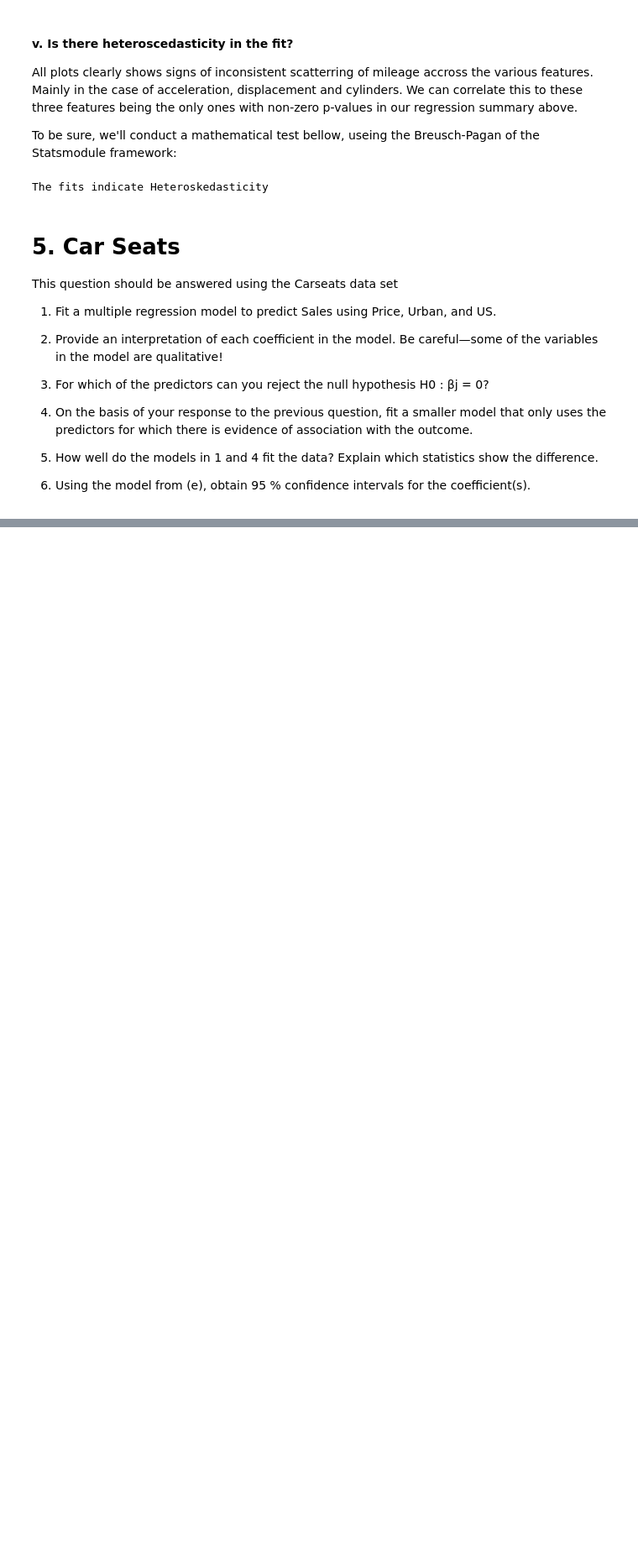
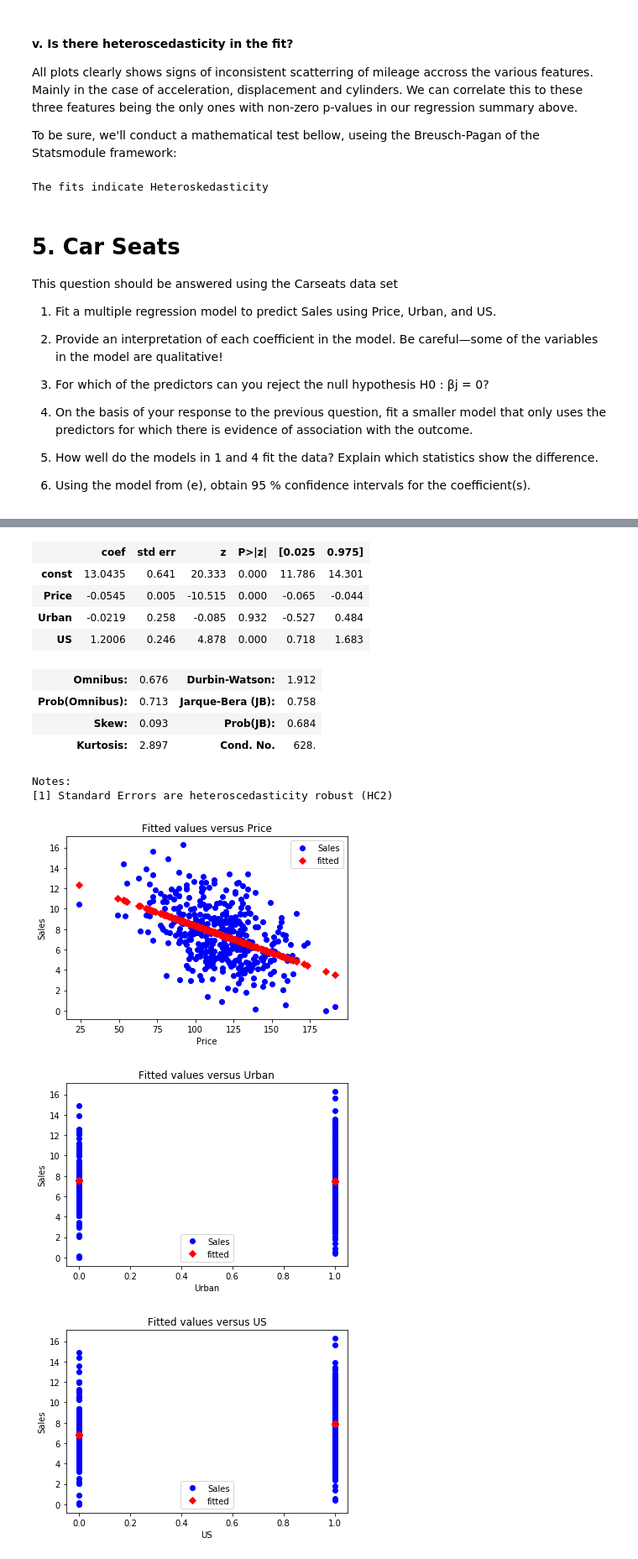
Before and after one commit to cb-ds-1/m3-2-regression-interpretation, a Jupyter notebook: workshop.ipynb, the cells around one changed output, grey strips where cells are left out. Shown at 84% size. Drawn from its saved outputs; the diff is of its cells as text; code cells hidden in the pictures; blank space fills up the shorter version.

```diff
--- a/workshop.ipynb
+++ b/workshop.ipynb
@@ -595,3 +596,20 @@ This question should be answered using the Carseats data set
 5. How well do the models in 1 and 4 fit the data? Explain which statistics show the difference.
 
 6. Using the model from (e), obtain 95 % confidence intervals for the coefficient(s).
+# %%
+cs = pd.read_csv('data/carseats.csv')
+cs['US'] = cs.US.map({"Yes": 1, 'No': 0})
+cs['Urban'] = cs.Urban.map({"Yes": 1, 'No': 0})
+cs['Price'] = cs['Price'].astype(float)
+features = cs[['Price', 'Urban', 'US']]
+y = cs['Sales']
+
+x = sm.add_constant(features)
+model = sm.OLS(y,x).fit(cov_type='HC2')
+
+for feature in ['Price', 'Urban', 'US']:
+    m = sm.OLS(y, sm.add_constant(cs[feature])).fit(cov_type='HC2')
+    sm.graphics.plot_fit(m, feature, vlines=False)
+
+model.summary()
+# %% [output]
@@ -597,0 +626,14 @@ This question should be answered using the Carseats data set
+|  | coef | std err | z | P>|z| | [0.025 | 0.975] |
+| const | 13.0435 | 0.641 | 20.333 | 0.000 | 11.786 | 14.301 |
+| Price | -0.0545 | 0.005 | -10.515 | 0.000 | -0.065 | -0.044 |
+| Urban | -0.0219 | 0.258 | -0.085 | 0.932 | -0.527 | 0.484 |
+| US | 1.2006 | 0.246 | 4.878 | 0.000 | 0.718 | 1.683 |
+| Omnibus: | 0.676 | Durbin-Watson: | 1.912 |
+| Prob(Omnibus): | 0.713 | Jarque-Bera (JB): | 0.758 |
+| Skew: | 0.093 | Prob(JB): | 0.684 |
+| Kurtosis: | 2.897 | Cond. No. | 628. |
+Notes:
+[1] Standard Errors are heteroscedasticity robust (HC2)
+[figure, added]
+[figure, added]
+[figure, added]
```
Also changed, not shown: parts of 16 cells of this notebook.
